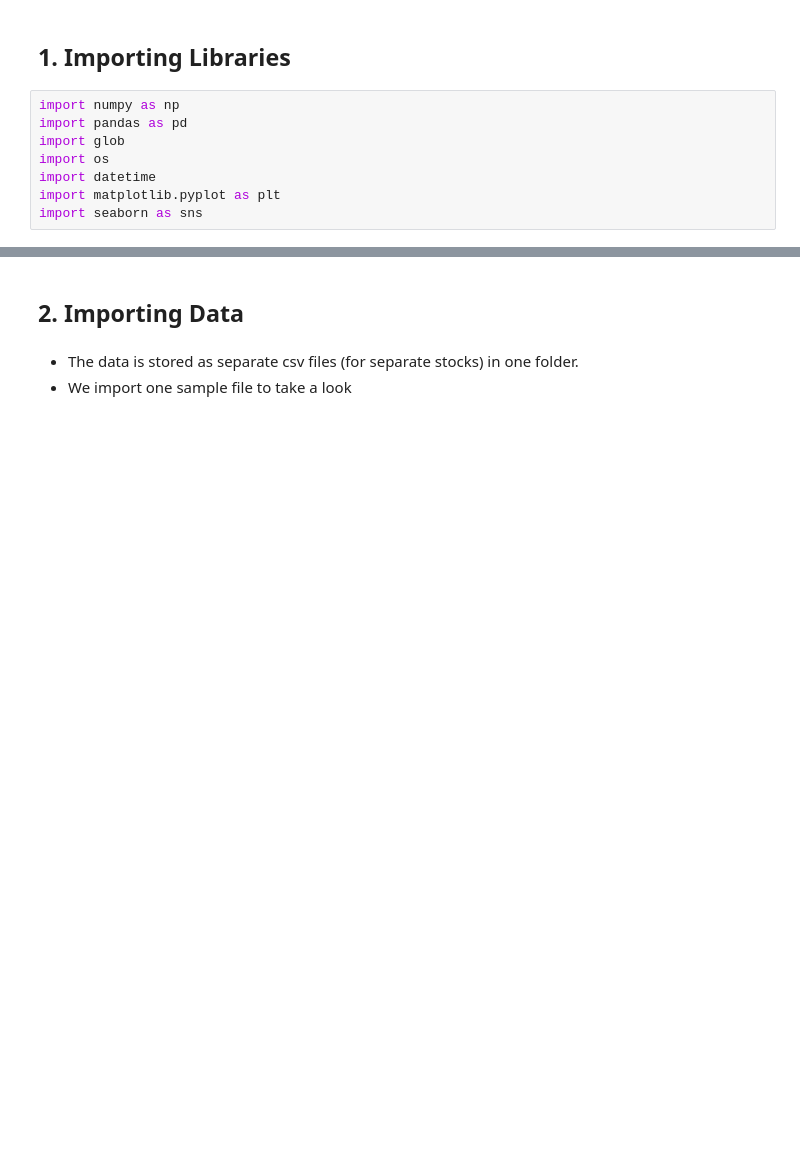
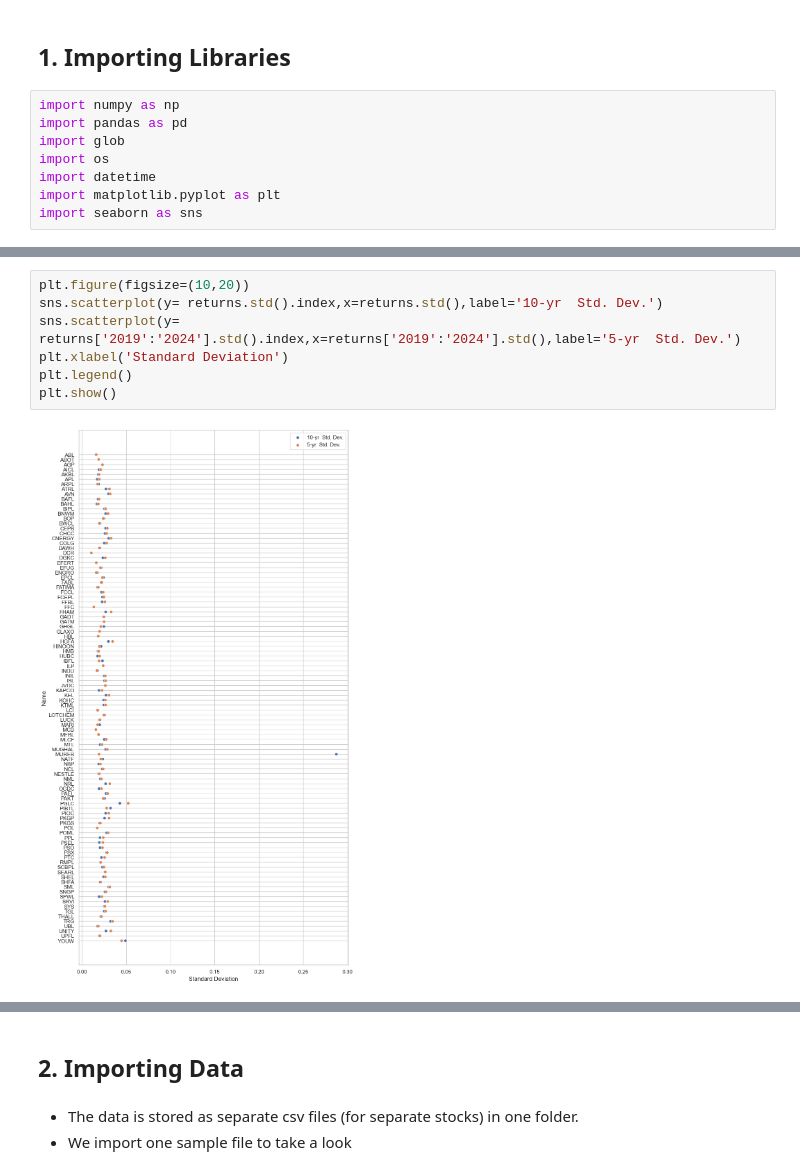
Before and after one commit to EdgarPoeAllan/portfolio_PSX, a Jupyter notebook: Portfolio Construction-PSX.ipynb, the cells around one changed output, grey strips where cells are left out. Cells and saved outputs as stored; diff of their text form; blank space fills up the shorter version.

```diff
--- a/Portfolio Construction-PSX.ipynb
+++ b/Portfolio Construction-PSX.ipynb
@@ -18,0 +135,9 @@ import seaborn as sns
+# %%
+plt.figure(figsize=(10,20))
+sns.scatterplot(y= returns.std().index,x=returns.std(),label='10-yr  Std. Dev.')
+sns.scatterplot(y= returns['2019':'2024'].std().index,x=returns['2019':'2024'].std(),label='5-yr  Std. Dev.')
+plt.xlabel('Standard Deviation')
+plt.legend()
+plt.show()
+# %% [output]
+[figure, new version]
```
Also changed, not shown: parts of 58 cells of this notebook.
